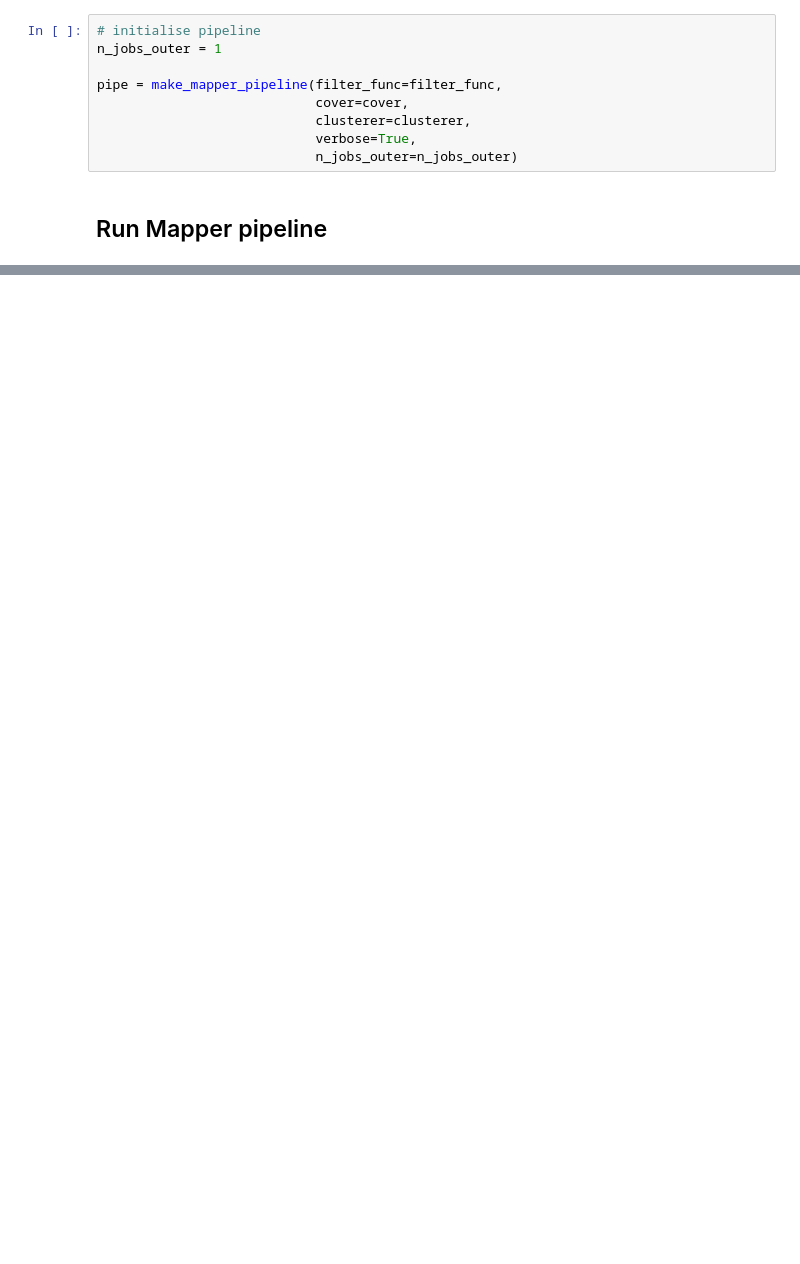
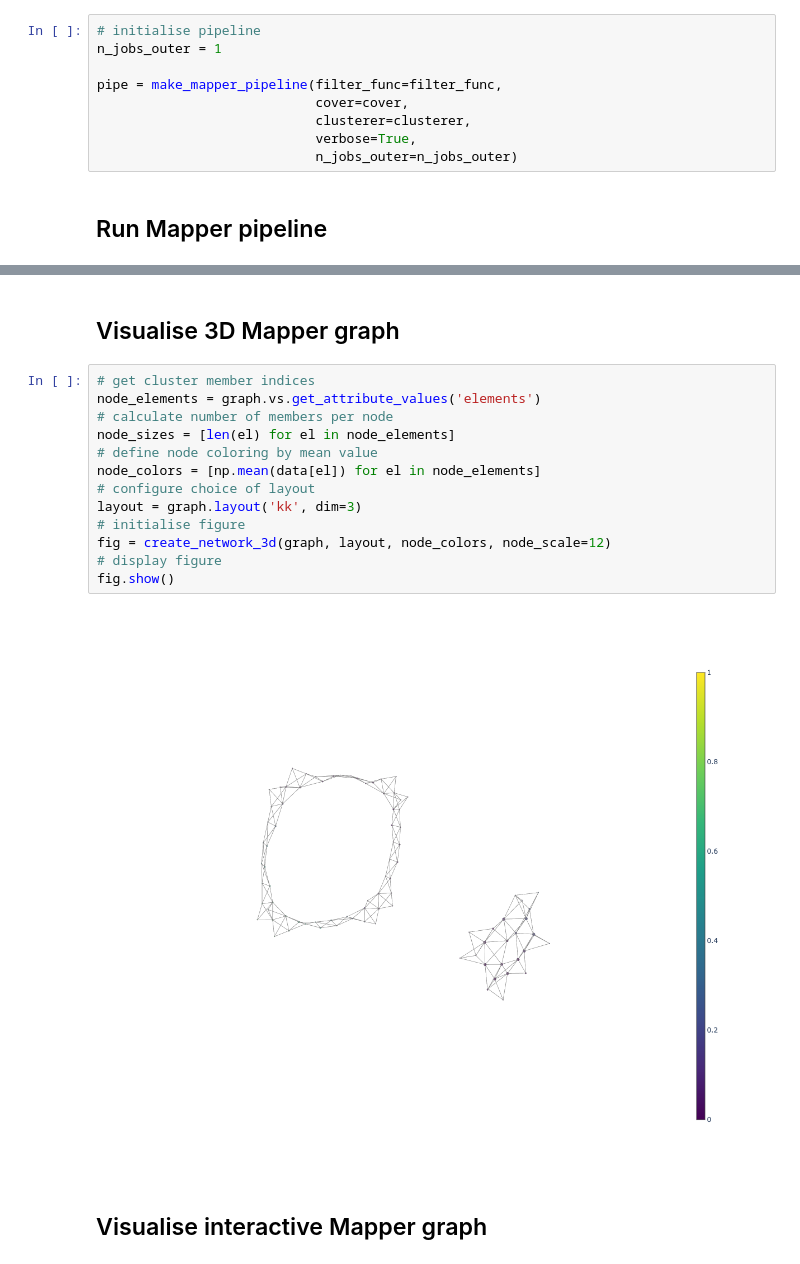
Before and after one commit to giotto-ai/giotto-tda, a Jupyter notebook: giotto/mapper/scratch/mapper-quickstart.ipynb, the cells around one changed output, grey strips where cells are left out. Cells and saved outputs as stored; diff of their text form; blank space fills up the shorter version.

Commit message:
Update Mapper quickstart notebook to match new API

```diff
--- a/giotto/mapper/scratch/mapper-quickstart.ipynb
+++ b/giotto/mapper/scratch/mapper-quickstart.ipynb
@@ -76,0 +76,19 @@ fig.show()
+# %% [markdown]
+## Visualise 3D Mapper graph
+# %%
+# get cluster member indices
+node_elements = graph.vs.get_attribute_values('elements')
+# calculate number of members per node
+node_sizes = [len(el) for el in node_elements]
+# define node coloring by mean value
+node_colors = [np.mean(data[el]) for el in node_elements]
+# configure choice of layout
+layout = graph.layout('kk', dim=3)
+# initialise figure
+fig = create_network_3d(graph, layout, node_colors, node_scale=12)
+# display figure
+fig.show()
+# %% [output]
+[figure, added]
+# %% [markdown]
+## Visualise interactive Mapper graph
```
Also changed, not shown: parts of 13 cells of this notebook.
